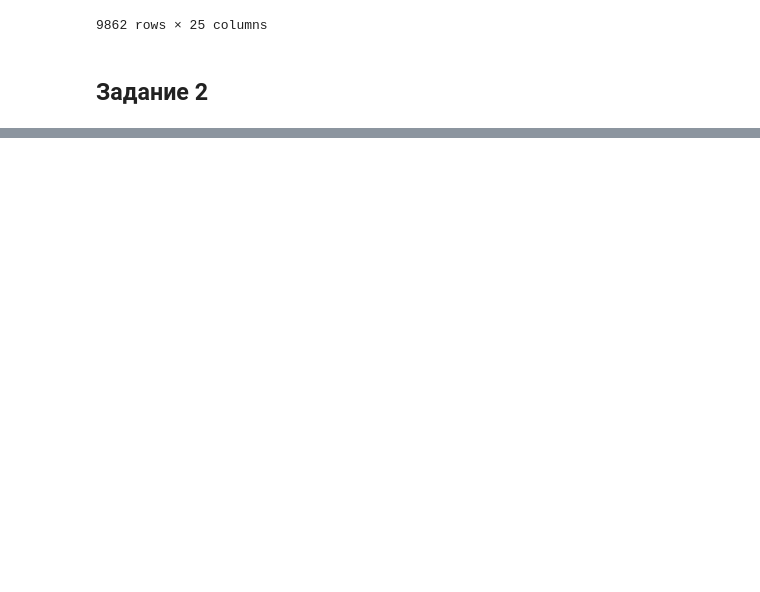
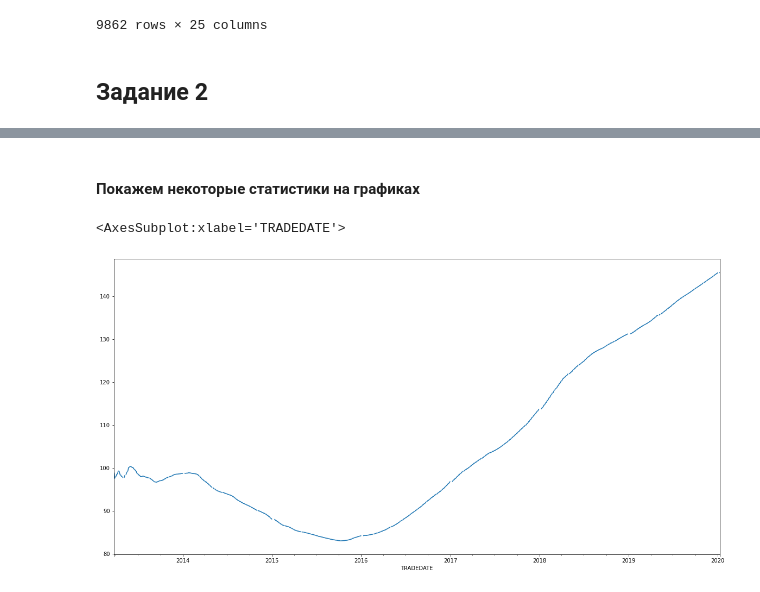
Before and after one commit to spreadingmind/python_data_analysis_2021, a Jupyter notebook: Timeseries.ipynb, the cells around one changed output, grey strips where cells are left out. Drawn from its saved outputs; the diff is of its cells as text; code cells hidden in the pictures; blank space fills up the shorter version.

```diff
--- a/Timeseries.ipynb
+++ b/Timeseries.ipynb
@@ -103,7 +107,7 @@ class RussianBusinessCalendar(AbstractHolidayCalendar):
     end_date = datetime.datetime(2025, 12, 31)
     rules = rules
 
-russian_calendar = CustomBusinessDay(
+# russian_calendar = CustomBusinessDay(
     calendar=RussianBusinessCalendar())
 
 business_month_ends = CustomBusinessMonthEnd(holidays=rules)
@@ -172,0 +242,15 @@ custom_calendar
+# %%
+weekday_group =  sber_stocks.groupby(sber_stocks.index.dayofweek)['CLOSE']
+
+for i in range(1, 6, 2):
+    sber_stocks['ROLLING MEAN {}'.format(i)] = weekday_group.transform(
+        lambda x: x.rolling(window=i).mean().shift(1))
+    sber_stocks['ROLLING MEDIAN {}'.format(i)] = weekday_group.transform(
+        lambda x: x.rolling(window=i).median().shift(1))
+    sber_stocks['ROLLING MAX {}'.format(i)] = weekday_group.transform(
+        lambda x: x.rolling(window=i).max().shift(1))
+    sber_stocks['ROLLING MIN {}'.format(i)] = weekday_group.transform(
+        lambda x: x.rolling(window=i).min().shift(1))
+    sber_stocks['ROLLING STD {}'.format(i)] = weekday_group.transform(
+        lambda x: x.rolling(window=i).std().shift(1))
+sber_stocks
@@ -172,0 +274,12 @@ custom_calendar
+# %%
+stock_fday = sber_stocks.index.min()
+stock_lday = sber_stocks.index.max()
+
+stock_holidays = custom_calendar[stock_fday:
+                                 stock_lday][custom_calendar['праздник'] == 1]['праздник'].index
+
+stock_work_days_before_holiday = custom_calendar[stock_fday:stock_lday][custom_calendar[
+    'предпраздничный рабочий день'] == 1]['предпраздничный рабочий день'].index
+
+stock_work_days = pd.date_range(start=sber_stocks.index.min(
+), end=sber_stocks.index.max(), freq=russian_calendar)
@@ -172,0 +288,14 @@ custom_calendar
+# %%
+day_groups = {'WD': stock_work_days, 'WD BEFORE HOLIDAY': stock_work_days_before_holiday, 'HOLIDAY': stock_holidays}
+
+for k in day_groups.keys():
+    sber_stocks['EXPAND {} MEAN'.format(k)] = sber_stocks.loc[day_groups[k], 'CLOSE'].transform(
+        lambda x: x.expanding().mean().shift(1))
+    sber_stocks['EXPAND {} MEDIAN'.format(k)] = sber_stocks.loc[day_groups[k], 'CLOSE'].transform(
+        lambda x: x.expanding().median().shift(1))
+    sber_stocks['EXPAND {} MAX'.format(k)] = sber_stocks.loc[day_groups[k], 'CLOSE'].transform(
+        lambda x: x.expanding().max().shift(1))
+    sber_stocks['EXPAND {} MIN'.format(k)] = sber_stocks.loc[day_groups[k], 'CLOSE'].transform(
+        lambda x: x.expanding().min().shift(1))
+    sber_stocks['EXPAND {} STD'.format(k)] = sber_stocks.loc[day_groups[k], 'CLOSE'].transform(
+        lambda x: x.expanding().std().shift(1))
@@ -172,0 +319,7 @@ custom_calendar
+# %% [markdown]
+#### Покажем некоторые статистики на графиках
+# %%
+sber_stocks['EXPAND WD MEAN'].plot(figsize=(20, 10))
+# %% [output]
+<AxesSubplot:xlabel='TRADEDATE'>
+[figure, added]
```
Also changed, not shown: parts of 15 cells of this notebook.
